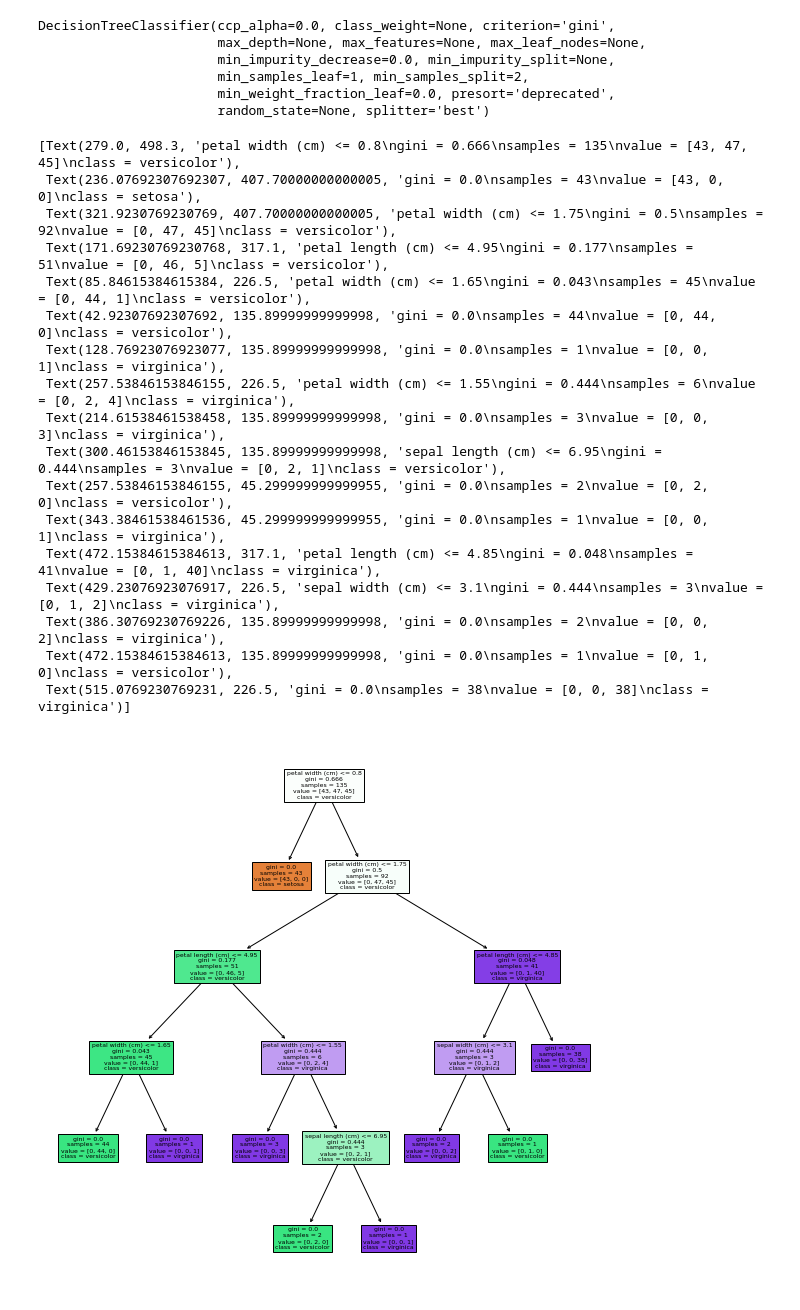
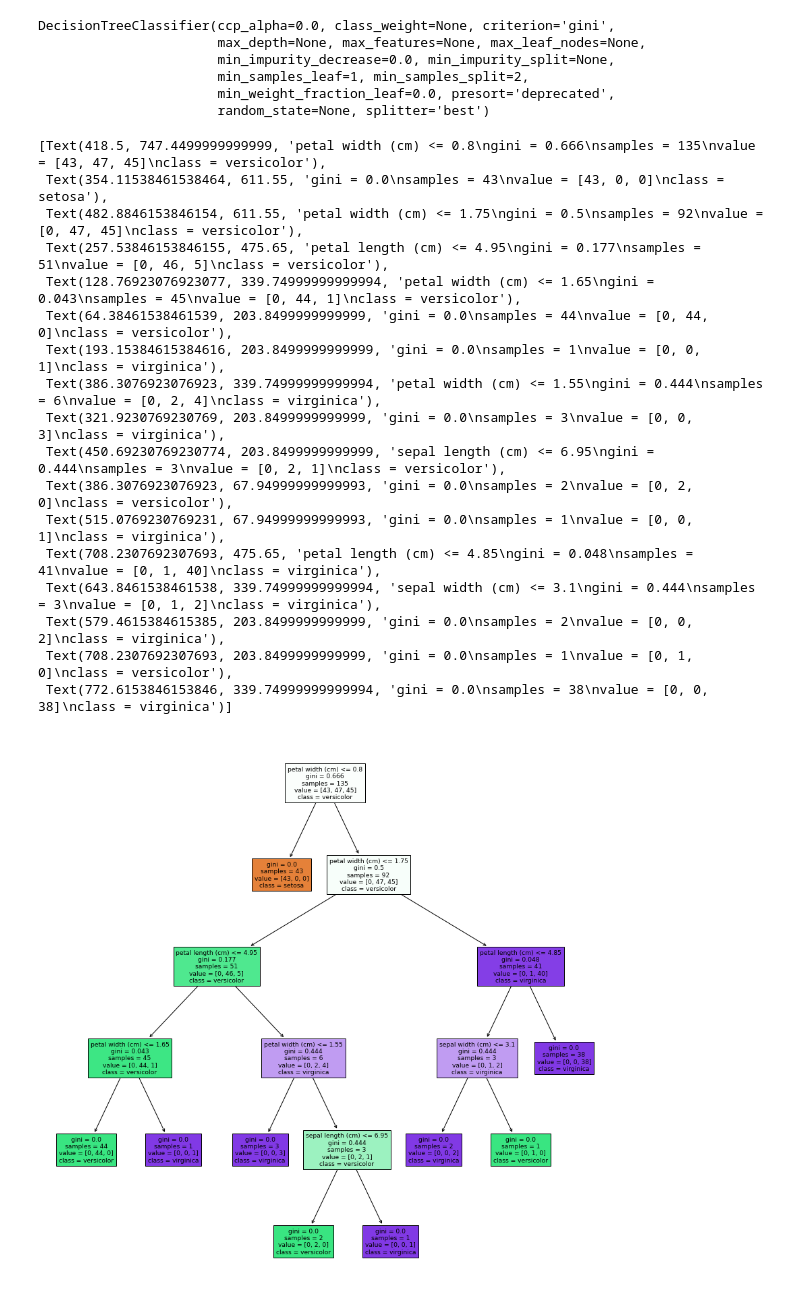
Before and after one commit to ryan9453/0602, a Jupyter notebook: classification.ipynb, the cells around one changed output. Drawn from its saved outputs; the diff is of its cells as text; code cells hidden in the pictures.

```diff
--- a/classification.ipynb
+++ b/classification.ipynb
@@ -43,27 +57,27 @@ DecisionTreeClassifier(ccp_alpha=0.0, class_weight=None, criterion='gini',
 # %%
 import matplotlib.pyplot as plt
 from sklearn.tree import plot_tree
-plt.figure(figsize = (10, 10))
+plt.figure(figsize = (15, 15))
 plot_tree(clf,
     feature_names = iris['feature_names'],
     class_names = iris['target_names'],
     filled=True)
 # %% [output]
-[Text(279.0, 498.3, 'petal width (cm) <= 0.8\ngini = 0.666\nsamples = 135\nvalue = [43, 47, 45]\nclass = versicolor'),
- Text(236.07692307692307, 407.70000000000005, 'gini = 0.0\nsamples = 43\nvalue = [43, 0, 0]\nclass = setosa'),
- Text(321.9230769230769, 407.70000000000005, 'petal width (cm) <= 1.75\ngini = 0.5\nsamples = 92\nvalue = [0, 47, 45]\nclass = versicolor'),
- Text(171.69230769230768, 317.1, 'petal length (cm) <= 4.95\ngini = 0.177\nsamples = 51\nvalue = [0, 46, 5]\nclass = versicolor'),
- Text(85.84615384615384, 226.5, 'petal width (cm) <= 1.65\ngini = 0.043\nsamples = 45\nvalue = [0, 44, 1]\nclass = versicolor'),
- Text(42.92307692307692, 135.89999999999998, 'gini = 0.0\nsamples = 44\nvalue = [0, 44, 0]\nclass = versicolor'),
- Text(128.76923076923077, 135.89999999999998, 'gini = 0.0\nsamples = 1\nvalue = [0, 0, 1]\nclass = virginica'),
- Text(257.53846153846155, 226.5, 'petal width (cm) <= 1.55\ngini = 0.444\nsamples = 6\nvalue = [0, 2, 4]\nclass = virginica'),
- Text(214.61538461538458, 135.89999999999998, 'gini = 0.0\nsamples = 3\nvalue = [0, 0, 3]\nclass = virginica'),
- Text(300.46153846153845, 135.89999999999998, 'sepal length (cm) <= 6.95\ngini = 0.444\nsamples = 3\nvalue = [0, 2, 1]\nclass = versicolor'),
- Text(257.53846153846155, 45.299999999999955, 'gini = 0.0\nsamples = 2\nvalue = [0, 2, 0]\nclass = versicolor'),
- Text(343.38461538461536, 45.299999999999955, 'gini = 0.0\nsamples = 1\nvalue = [0, 0, 1]\nclass = virginica'),
- Text(472.15384615384613, 317.1, 'petal length (cm) <= 4.85\ngini = 0.048\nsamples = 41\nvalue = [0, 1, 40]\nclass = virginica'),
- Text(429.23076923076917, 226.5, 'sepal width (cm) <= 3.1\ngini = 0.444\nsamples = 3\nvalue = [0, 1, 2]\nclass = virginica'),
- Text(386.30769230769226, 135.89999999999998, 'gini = 0.0\nsamples = 2\nvalue = [0, 0, 2]\nclass = virginica'),
- Text(472.15384615384613, 135.89999999999998, 'gini = 0.0\nsamples = 1\nvalue = [0, 1, 0]\nclass = versicolor'),
- Text(515.0769230769231, 226.5, 'gini = 0.0\nsamples = 38\nvalue = [0, 0, 38]\nclass = virginica')]
+[Text(418.5, 747.4499999999999, 'petal width (cm) <= 0.8\ngini = 0.666\nsamples = 135\nvalue = [43, 47, 45]\nclass = versicolor'),
+ Text(354.11538461538464, 611.55, 'gini = 0.0\nsamples = 43\nvalue = [43, 0, 0]\nclass = setosa'),
+ Text(482.8846153846154, 611.55, 'petal width (cm) <= 1.75\ngini = 0.5\nsamples = 92\nvalue = [0, 47, 45]\nclass = versicolor'),
+ Text(257.53846153846155, 475.65, 'petal length (cm) <= 4.95\ngini = 0.177\nsamples = 51\nvalue = [0, 46, 5]\nclass = versicolor'),
+ Text(128.76923076923077, 339.74999999999994, 'petal width (cm) <= 1.65\ngini = 0.043\nsamples = 45\nvalue = [0, 44, 1]\nclass = versicolor'),
+ Text(64.38461538461539, 203.8499999999999, 'gini = 0.0\nsamples = 44\nvalue = [0, 44, 0]\nclass = versicolor'),
+ Text(193.15384615384616, 203.8499999999999, 'gini = 0.0\nsamples = 1\nvalue = [0, 0, 1]\nclass = virginica'),
+ Text(386.3076923076923, 339.74999999999994, 'petal width (cm) <= 1.55\ngini = 0.444\nsamples = 6\nvalue = [0, 2, 4]\nclass = virginica'),
+ Text(321.9230769230769, 203.8499999999999, 'gini = 0.0\nsamples = 3\nvalue = [0, 0, 3]\nclass = virginica'),
+ Text(450.69230769230774, 203.8499999999999, 'sepal length (cm) <= 6.95\ngini = 0.444\nsamples = 3\nvalue = [0, 2, 1]\nclass = versicolor'),
+ Text(386.3076923076923, 67.94999999999993, 'gini = 0.0\nsamples = 2\nvalue = [0, 2, 0]\nclass = versicolor'),
+ Text(515.0769230769231, 67.94999999999993, 'gini = 0.0\nsamples = 1\nvalue = [0, 0, 1]\nclass = virginica'),
+ Text(708.2307692307693, 475.65, 'petal length (cm) <= 4.85\ngini = 0.048\nsamples = 41\nvalue = [0, 1, 40]\nclass = virginica'),
+ Text(643.8461538461538, 339.74999999999994, 'sepal width (cm) <= 3.1\ngini = 0.444\nsamples = 3\nvalue = [0, 1, 2]\nclass = virginica'),
+ Text(579.4615384615385, 203.8499999999999, 'gini = 0.0\nsamples = 2\nvalue = [0, 0, 2]\nclass = virginica'),
+ Text(708.2307692307693, 203.8499999999999, 'gini = 0.0\nsamples = 1\nvalue = [0, 1, 0]\nclass = versicolor'),
+ Text(772.6153846153846, 339.74999999999994, 'gini = 0.0\nsamples = 38\nvalue = [0, 0, 38]\nclass = virginica')]
-[figure, old version]
+[figure, new version]
```
Also changed, not shown: parts of 2 cells of this notebook.
